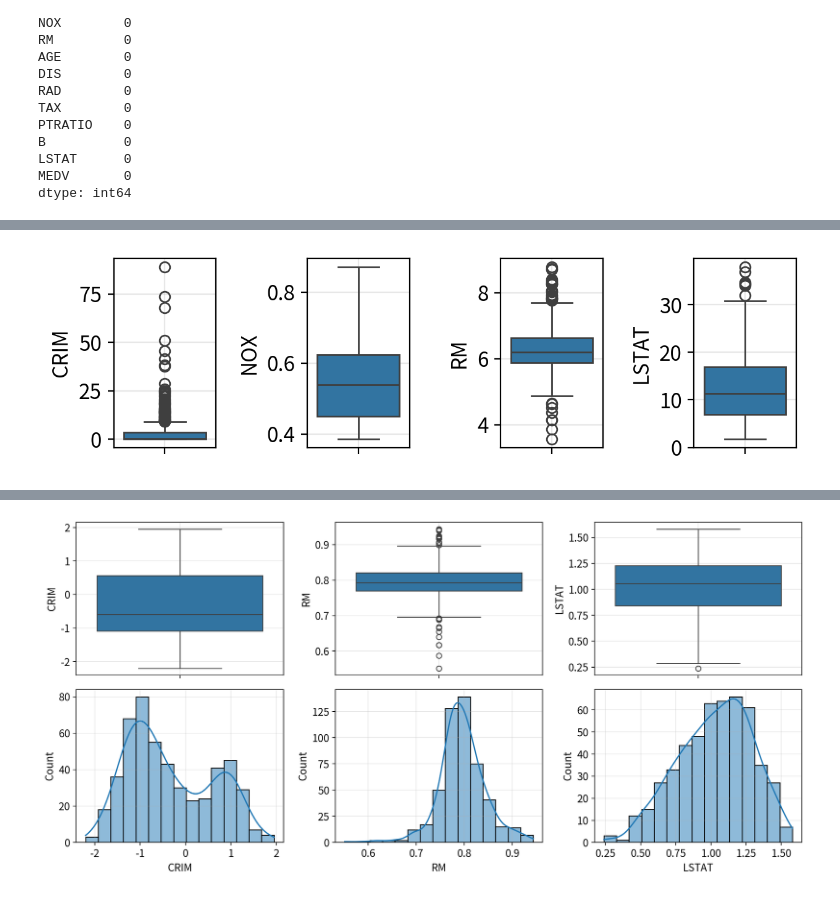
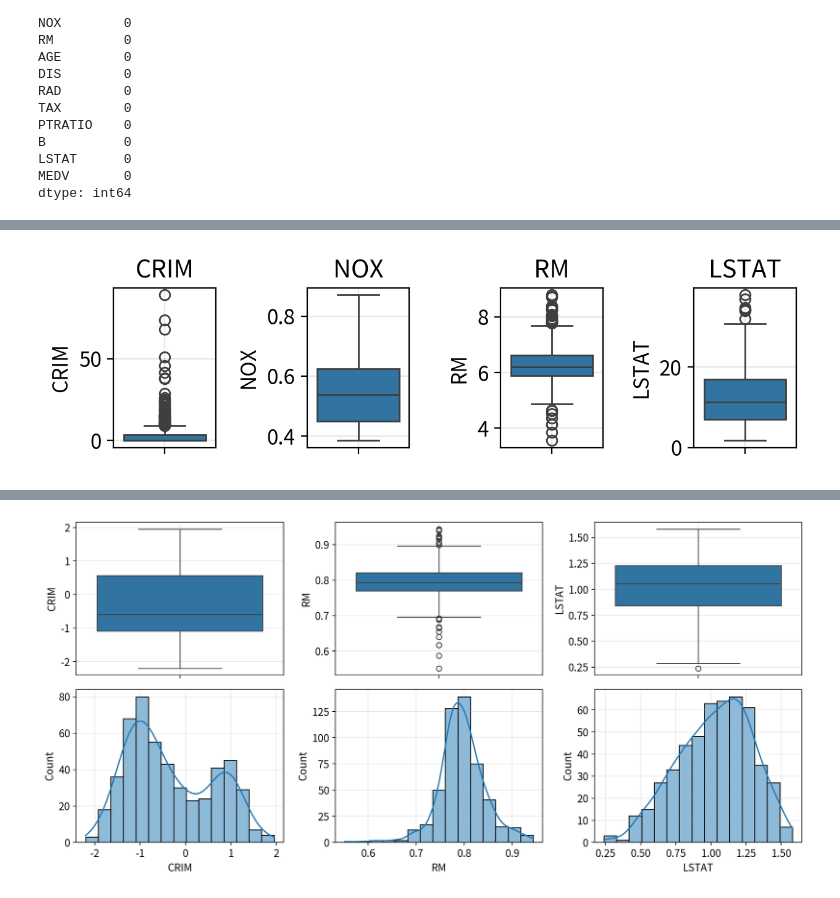
Before and after one commit to mvnvouno/python-study, a Jupyter notebook: Data Analysis Basic/09-데이터 분석 종합/연습문제.ipynb, the cells around one changed output, grey strips where cells are left out. Saved outputs shown, nothing was run; the diff lists cells and outputs as text; code cells hidden in the pictures.

```diff
--- a/Data Analysis Basic/09-데이터 분석 종합/연습문제.ipynb
+++ b/Data Analysis Basic/09-데이터 분석 종합/연습문제.ipynb
@@ -72,10 +91,8 @@ memory usage: 55.5 KB
 # %% [markdown]
 ### 1-2. 범주형 변수 (CHAS)의 데이터 타입 변환:
 # %%
-df_chas = df.replace({'CHAS': 1}, 'bounds')
-df_chas2 = df_chas.replace({'CHAS': 0}, 'noBounds')
-df_chas3 = df_chas2.astype({'CHAS': 'category'})
-df_chas3.info()
+df = origin.astype({'CHAS': 'category'})
+df.info()
 # %% [output]
 <class 'pandas.core.frame.DataFrame'>
 RangeIndex: 506 entries, 0 to 505
@@ -146,23 +213,25 @@ df[['CRIM', 'NOX', 'RM', 'LSTAT', 'MEDV']].describe()
 # %%
 # 1) 그래프 초기화 (초기설정, 캔버스(fig)랑 도화지(ax) 준비하기)
 width_px = 1280             # 그래프 가로 크기
 height_px = 400             # 그래프 세로 크기
 rows = 1                    # 그래프 행 수
 cols = 4                    # 그래프 열 수
 figsize = (width_px / my_dpi, height_px / my_dpi)
 fig, ax = plt.subplots(rows, cols, figsize = figsize, dpi = my_dpi)
 
 # 2) boxplot 그래프 그리기 + 꾸미기:
 for i, col in enumerate(['CRIM', 'NOX', 'RM', 'LSTAT']):
     data = df[df[col] > 0][col]
+    # 강사님 코드:
 
     sb.boxplot(data, ax = ax[i], orient = 'v')
+    ax[i].set_title(col)
     ax[i].grid(True, alpha=0.3)
 
 # 4) 출력
-plt.tight_layout()                          # 여백 제거
-plt.show()                                  # 그래프 화면 출력
-plt.close()                                 # 그래프 작업 종료
+plt.tight_layout()          # 여백 제거
+plt.show()                  # 그래프 화면 출력
+plt.close()                 # 그래프 작업 종료
 # %% [output]
-[figure, old version]
+[figure, new version]
 # %% [markdown]
```
Also changed, not shown: parts of 32 cells of this notebook, 1 other file.
